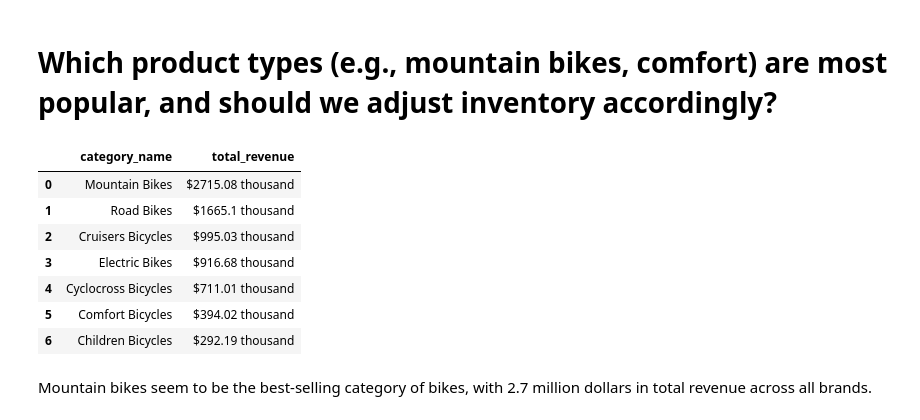
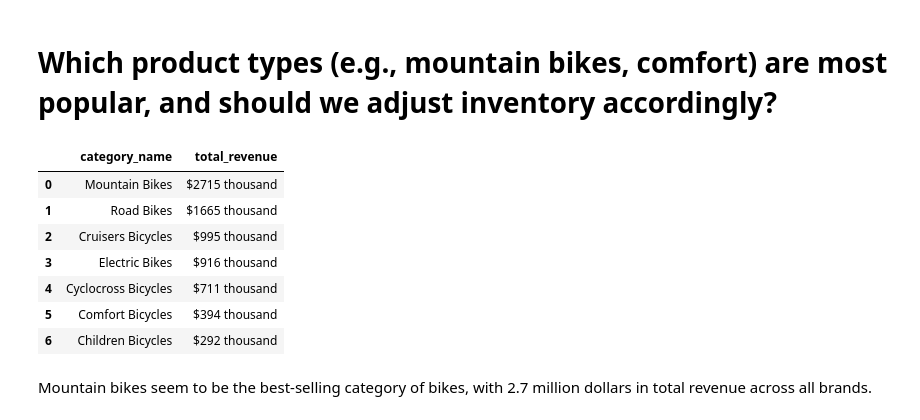
Before and after one commit to AbhimanyuShri/Bike-Store-Sales-Analysis, a Jupyter notebook: bike-store-sales-analysis.ipynb, the cells around one changed output. Cells and saved outputs as stored; diff of their text form; code cells hidden in the pictures.

Commit message:
Kaggle Notebook | Bike Store Sales Analysis (SQL) | Version 8

```diff
--- a/bike-store-sales-analysis.ipynb
+++ b/bike-store-sales-analysis.ipynb
@@ -467,33 +468,33 @@ The Trek Slash 8 27.5 has made the most total revenue overall with 555k in sales
 # %%
 q17 = '''
 
 SELECT cat.category_name,
-'$' || ROUND(((SUM(ort.quantity*(ort.list_price*(1-ort.discount))))/1000),2) || ' thousand'
+'$' || CAST(ROUND(((SUM(ort.quantity*(ort.list_price*(1-ort.discount))))/1000),2) AS int) || ' thousand'
 AS total_revenue
 FROM categories cat
 LEFT JOIN products p
 ON p.category_id=cat.category_id
 LEFT JOIN order_items ort ON ort.product_id=p.product_id
 GROUP BY
     cat.category_name
 ORDER BY
     ((SUM(ort.quantity*(ort.list_price*(1-ort.discount))))/1000) DESC;
 
 
 
 '''
 
 df17 = pd.read_sql_query(q17, db)
 df17
 # %% [output]
 |  | category_name | total_revenue |
-| 0 | Mountain Bikes | $2715.08 thousand |
-| 1 | Road Bikes | $1665.1 thousand |
-| 2 | Cruisers Bicycles | $995.03 thousand |
-| 3 | Electric Bikes | $916.68 thousand |
-| 4 | Cyclocross Bicycles | $711.01 thousand |
-| 5 | Comfort Bicycles | $394.02 thousand |
-| 6 | Children Bicycles | $292.19 thousand |
+| 0 | Mountain Bikes | $2715 thousand |
+| 1 | Road Bikes | $1665 thousand |
+| 2 | Cruisers Bicycles | $995 thousand |
+| 3 | Electric Bikes | $916 thousand |
+| 4 | Cyclocross Bicycles | $711 thousand |
+| 5 | Comfort Bicycles | $394 thousand |
+| 6 | Children Bicycles | $292 thousand |
 # %% [markdown]
 Mountain bikes seem to be the best-selling category of bikes, with 2.7 million dollars in total revenue across all brands.
 # %% [markdown]
```
Also changed, not shown: parts of 8 cells of this notebook.
